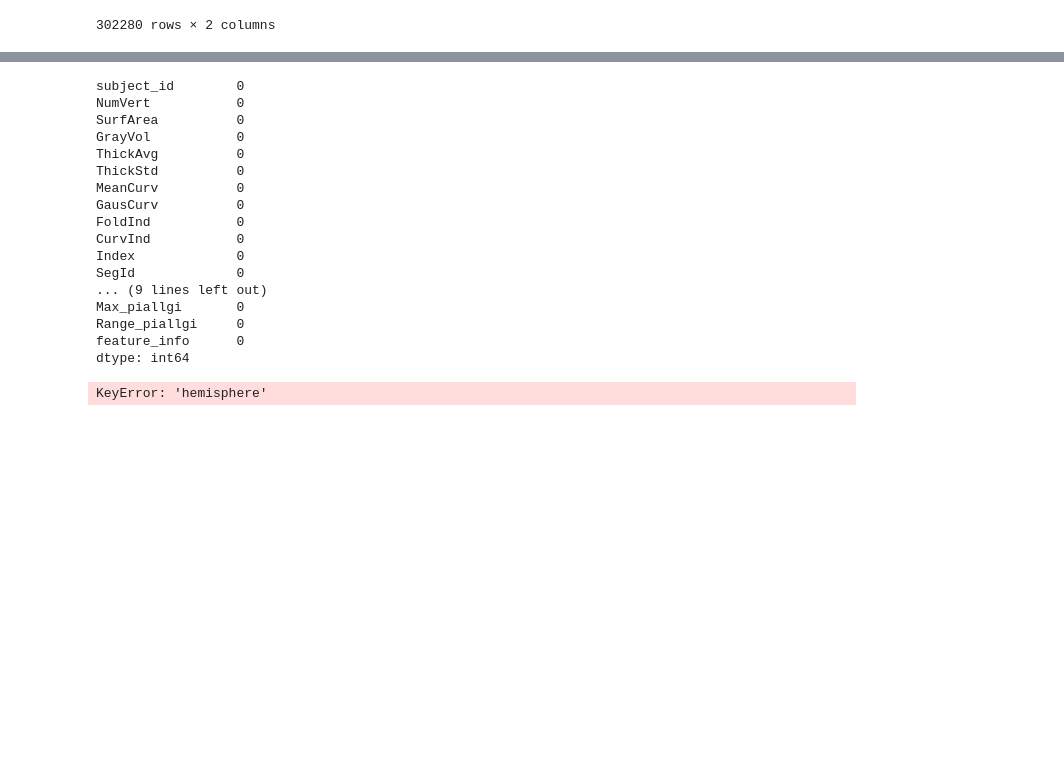
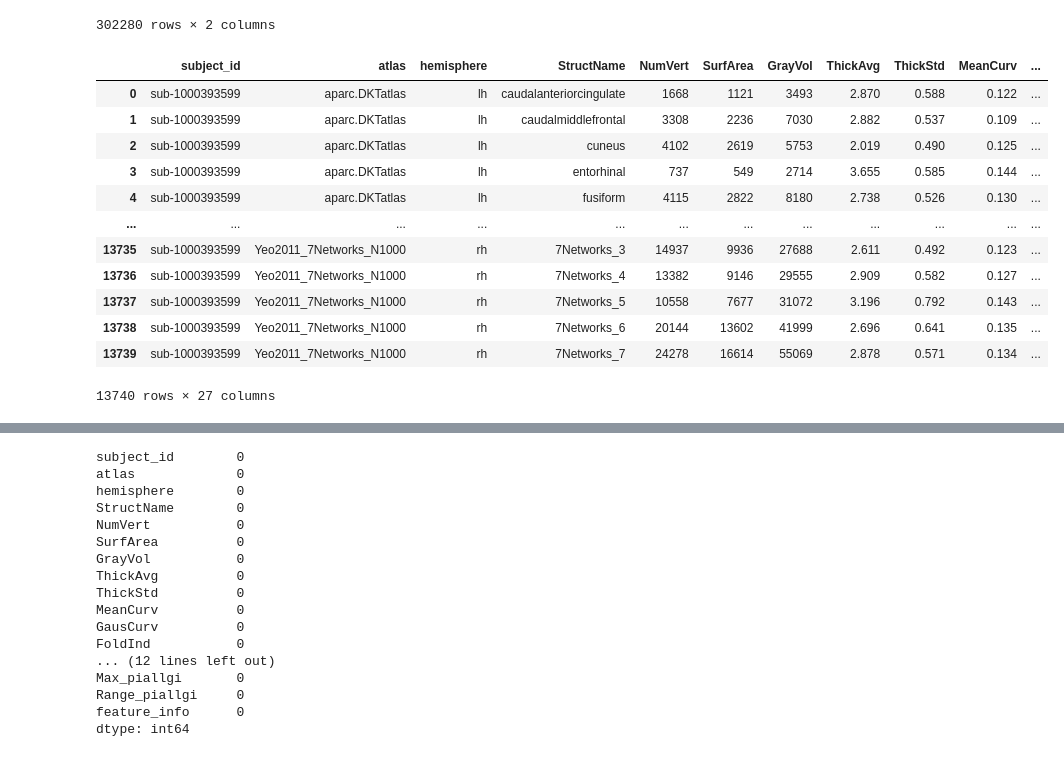
Before and after one commit to j0n-a/Neurohack_Group8_Miniproject, a Jupyter notebook: jona_preprocessing_attempt_20250730.ipynb, the cells around one changed output, grey strips where cells are left out. Cells and saved outputs as stored; diff of their text form; code cells hidden in the pictures; blank space fills up the shorter version.

```diff
--- a/jona_preprocessing_attempt_20250730.ipynb
+++ b/jona_preprocessing_attempt_20250730.ipynb
@@ -88,7 +88,7 @@ example_df = example_df.drop(columns=['session_id'])
 
 # Summarize Feature Info
 example_df['feature_info'] = example_df[['atlas', 'hemisphere', 'StructName']].agg('__'.join, axis=1)
-example_df = example_df.drop(columns=['atlas', 'hemisphere', 'StructName'])
+# example_df = example_df.drop(columns=['atlas', 'hemisphere', 'StructName'])
 
 # Make a place to store the data
 output_df = pd.DataFrame(columns = ['measure_info', 'value'])
@@ -120,6 +120,22 @@ output_df
 | 13738 | Yeo2011_7Networks_N1000__rh__7Net... | 3.055 |
 | 13739 | Yeo2011_7Networks_N1000__rh__7Net... | 2.759 |
 302280 rows × 2 columns
+# %%
+example_df
+# %% [output]
+|  | subject_id | atlas | hemisphere | StructName | NumVert | SurfArea | GrayVol | ThickAvg | ThickStd | MeanCurv | ... |
+| 0 | sub-1000393599 | aparc.DKTatlas | lh | caudalanteriorcingulate | 1668 | 1121 | 3493 | 2.870 | 0.588 | 0.122 | ... |
+| 1 | sub-1000393599 | aparc.DKTatlas | lh | caudalmiddlefrontal | 3308 | 2236 | 7030 | 2.882 | 0.537 | 0.109 | ... |
+| 2 | sub-1000393599 | aparc.DKTatlas | lh | cuneus | 4102 | 2619 | 5753 | 2.019 | 0.490 | 0.125 | ... |
+| 3 | sub-1000393599 | aparc.DKTatlas | lh | entorhinal | 737 | 549 | 2714 | 3.655 | 0.585 | 0.144 | ... |
+| 4 | sub-1000393599 | aparc.DKTatlas | lh | fusiform | 4115 | 2822 | 8180 | 2.738 | 0.526 | 0.130 | ... |
+| ... | ... | ... | ... | ... | ... | ... | ... | ... | ... | ... | ... |
+| 13735 | sub-1000393599 | Yeo2011_7Networks_N1000 | rh | 7Networks_3 | 14937 | 9936 | 27688 | 2.611 | 0.492 | 0.123 | ... |
+| 13736 | sub-1000393599 | Yeo2011_7Networks_N1000 | rh | 7Networks_4 | 13382 | 9146 | 29555 | 2.909 | 0.582 | 0.127 | ... |
+| 13737 | sub-1000393599 | Yeo2011_7Networks_N1000 | rh | 7Networks_5 | 10558 | 7677 | 31072 | 3.196 | 0.792 | 0.143 | ... |
+| 13738 | sub-1000393599 | Yeo2011_7Networks_N1000 | rh | 7Networks_6 | 20144 | 13602 | 41999 | 2.696 | 0.641 | 0.135 | ... |
+| 13739 | sub-1000393599 | Yeo2011_7Networks_N1000 | rh | 7Networks_7 | 24278 | 16614 | 55069 | 2.878 | 0.571 | 0.134 | ... |
+13740 rows × 27 columns
 # %%
 participant_id = 1000393599
 flatten_RBC_participant(participant_id).rename(columns={'value':participant_id}).set_index('measure_info').T
@@ -141,6 +157,9 @@ make_RBC_data_into_a_table([1000393599,1317462,11407866])
 example_df.isna().sum(axis=0)
 # %% [output]
 subject_id        0
+atlas             0
+hemisphere        0
+StructName        0
 NumVert           0
 SurfArea          0
 GrayVol           0
@@ -149,18 +168,13 @@ ThickStd          0
 MeanCurv          0
 GausCurv          0
 FoldInd           0
-CurvInd           0
-Index             0
-SegId             0
-... (9 lines left out)
+... (12 lines left out)
 Max_piallgi       0
 Range_piallgi     0
 feature_info      0
 dtype: int64
 # %%
 # example_df['StructName'].tolist()
-example_df['hemisphere'].value_counts()
+# example_df['hemisphere'].value_counts()
-# %% [output]
-KeyError: 'hemisphere'
 # %%
 example_df['StructName'].value_counts().value_counts()
```
Also changed, not shown: parts of 24 cells of this notebook.
